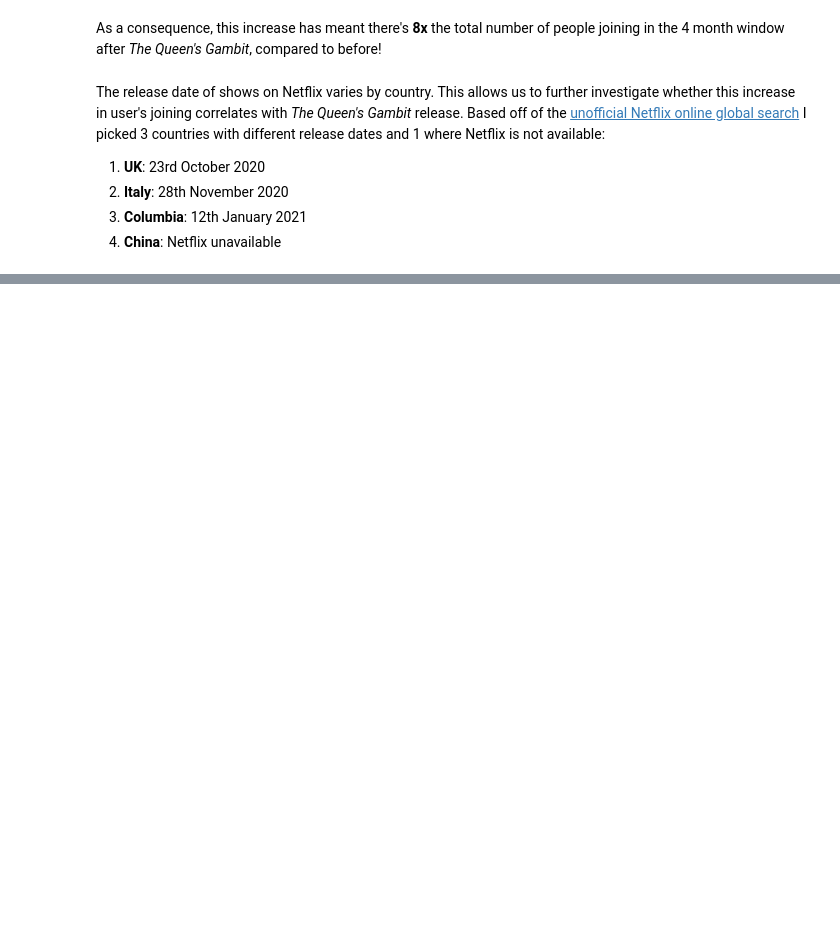
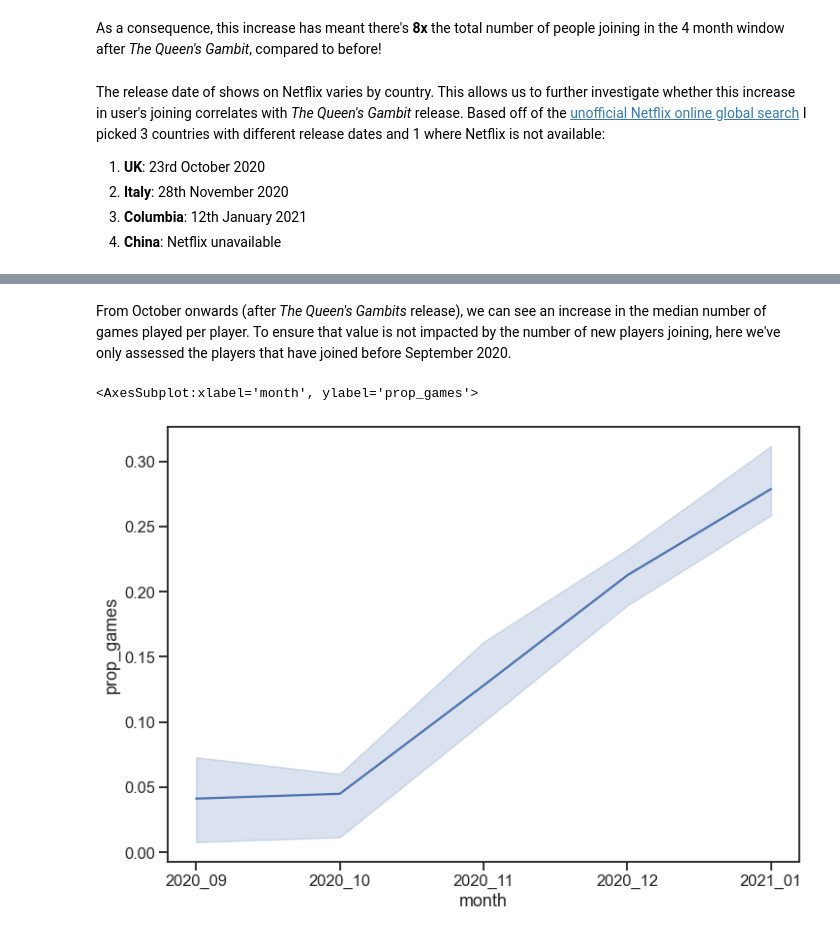
Before and after one commit to dzhang32/chess, a Jupyter notebook: 01-queens_gambit.ipynb, the cells around one changed output, grey strips where cells are left out. Drawn from its saved outputs; the diff is of its cells as text; code cells hidden in the pictures; blank space fills up the shorter version.

```diff
--- a/01-queens_gambit.ipynb
+++ b/01-queens_gambit.ipynb
@@ -156,0 +181,19 @@ It is unclear whether the exact release date *The Queen's Gambit* of different c
+# %% [markdown]
+From October onwards (after *The Queen's Gambits* release), we can see an increase in the median number of games played per player. To ensure that value is not impacted by the number of new players joining, here we've only assessed the players that have joined before September 2020.
+# %%
+##### Data wrangling #####
+
+n_games["prop_games"] = n_games.groupby(["username"]).n_games.apply(lambda x: x/np.sum(x))
+
+# remove completely inactive players
+n_games_no_inactive = n_games.loc[np.isfinite(n_games["prop_games"])]
+
+##### Plotting #####
+
+sns.lineplot(x = 'month',
+             y = 'prop_games',
+             data = n_games_no_inactive,
+             estimator = np.median)
+# %% [output]
+<AxesSubplot:xlabel='month', ylabel='prop_games'>
+[figure, added]
```
Also changed, not shown: parts of 16 cells of this notebook.
